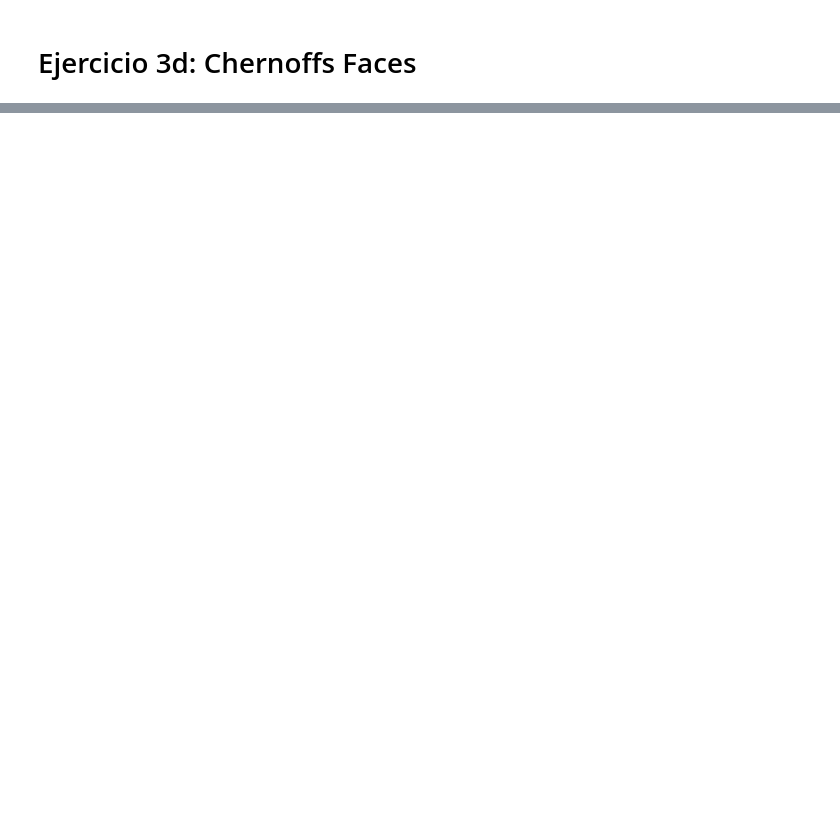
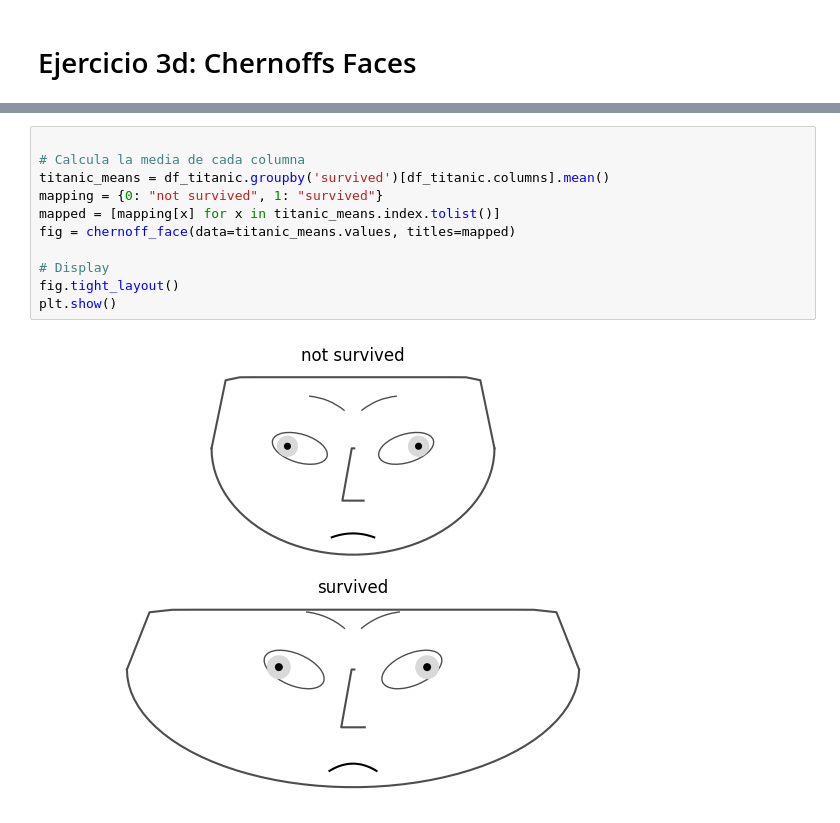
Before and after one commit to SantiagoRotman/TMD, a Jupyter notebook: TP1/TMD_TP1_Generacion_y_Ajuste.ipynb, the cells around one changed output, grey strips where cells are left out. Drawn from its saved outputs; the diff is of its cells as text; blank space fills up the shorter version.

```diff
--- a/TP1/TMD_TP1_Generacion_y_Ajuste.ipynb
+++ b/TP1/TMD_TP1_Generacion_y_Ajuste.ipynb
@@ -529,0 +641,13 @@ plt.show()
+# %%
+
+# Calcula la media de cada columna
+titanic_means = df_titanic.groupby('survived')[df_titanic.columns].mean()
+mapping = {0: "not survived", 1: "survived"}
+mapped = [mapping[x] for x in titanic_means.index.tolist()]
+fig = chernoff_face(data=titanic_means.values, titles=mapped)
+
+# Display
+fig.tight_layout()
+plt.show()
+# %% [output]
+[figure, added]
```
Also changed, not shown: parts of 28 cells of this notebook, 3 other files.
